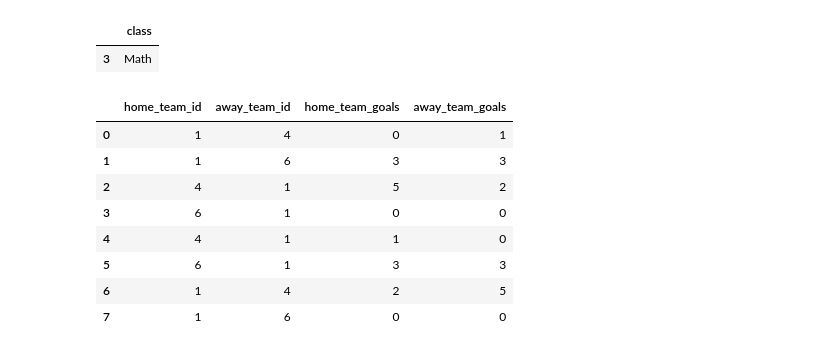
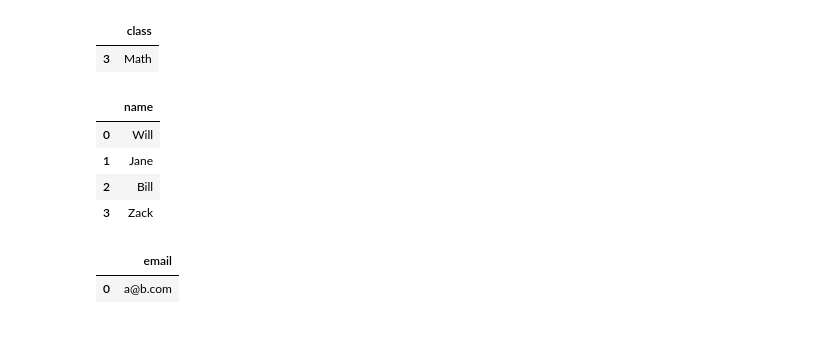
Before and after one commit to baxt1or/leetcode_database_problems, a Jupyter notebook: leetcode_sql_premium.ipynb, the cells around one changed output. Saved outputs shown, nothing was run; the diff lists cells and outputs as text; code cells hidden in the pictures.

```diff
--- a/leetcode_sql_premium.ipynb
+++ b/leetcode_sql_premium.ipynb
@@ -12175,29 +12175,42 @@ find_classes(courses)
 # %% [output]
 |  | class |
 | 3 | Math |
-# %%
-data = [[1, 'Ajax'], [4, 'Dortmund'], [6, 'Arsenal']]
-teams = pd.DataFrame(data, columns=['team_id', 'team_name']).astype({'team_id':'Int64', 'team_name':'object'})
-data = [[1, 4, 0, 1], [1, 6, 3, 3], [4, 1, 5, 2], [6, 1, 0, 0]]
-matches = pd.DataFrame(data, columns=['home_team_id', 'away_team_id', 'home_team_goals', 'away_team_goals']).astype({'home_team_id':'Int64', 'away_team_id':'Int64', 'home_team_goals':'Int64', 'away_team_goals':'Int64'})
-
-
-query = """
-
-SELECT * FROM matches
-UNION ALL
-SELECT away_team_id, home_team_id, away_team_goals, home_team_goals FROM matches
-
-"""
-
-make_select(query)
-# %% [output]
-|  | home_team_id | away_team_id | home_team_goals | away_team_goals |
-| 0 | 1 | 4 | 0 | 1 |
-| 1 | 1 | 6 | 3 | 3 |
-| 2 | 4 | 1 | 5 | 2 |
-| 3 | 6 | 1 | 0 | 0 |
-| 4 | 4 | 1 | 1 | 0 |
-| 5 | 6 | 1 | 3 | 3 |
-| 6 | 1 | 4 | 2 | 5 |
-| 7 | 1 | 6 | 0 | 0 |
+# %%
+data = [[1, 'Will', None], [2, 'Jane', None], [3, 'Alex', 2], [4, 'Bill', None], [5, 'Zack', 1], [6, 'Mark', 2]]
+customer = pd.DataFrame(data, columns=['id', 'name', 'referee_id']).astype({'id':'Int64', 'name':'object', 'referee_id':'Int64'})
+
+
+query = """
+
+SELECT
+name
+FROM customer
+WHERE referee_id != 2 OR referee_id IS NULL
+
+"""
+
+make_select(query)
+# %% [output]
+|  | name |
+| 0 | Will |
+| 1 | Jane |
+| 2 | Bill |
+| 3 | Zack |
+# %%
+data = [[1, 'a@b.com'], [2, 'c@d.com'], [3, 'a@b.com']]
+person = pd.DataFrame(data, columns=['id', 'email']).astype({'id':'Int64', 'email':'object'})
+
+query = """
+
+SELECT
+email
+FROM person
+GROUP BY 1
+HAVING COUNT(id) >= 2
+
+"""
+
+make_select(query)
+# %% [output]
+|  | email |
+| 0 | a@b.com |
```
Also changed, not shown: parts of 7 cells of this notebook.
